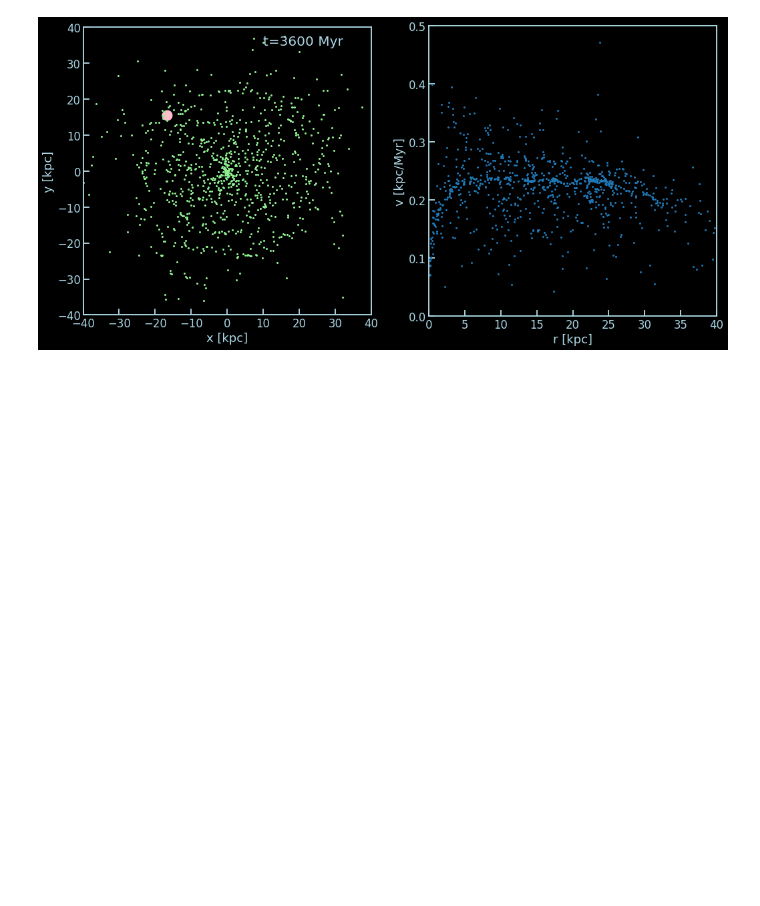
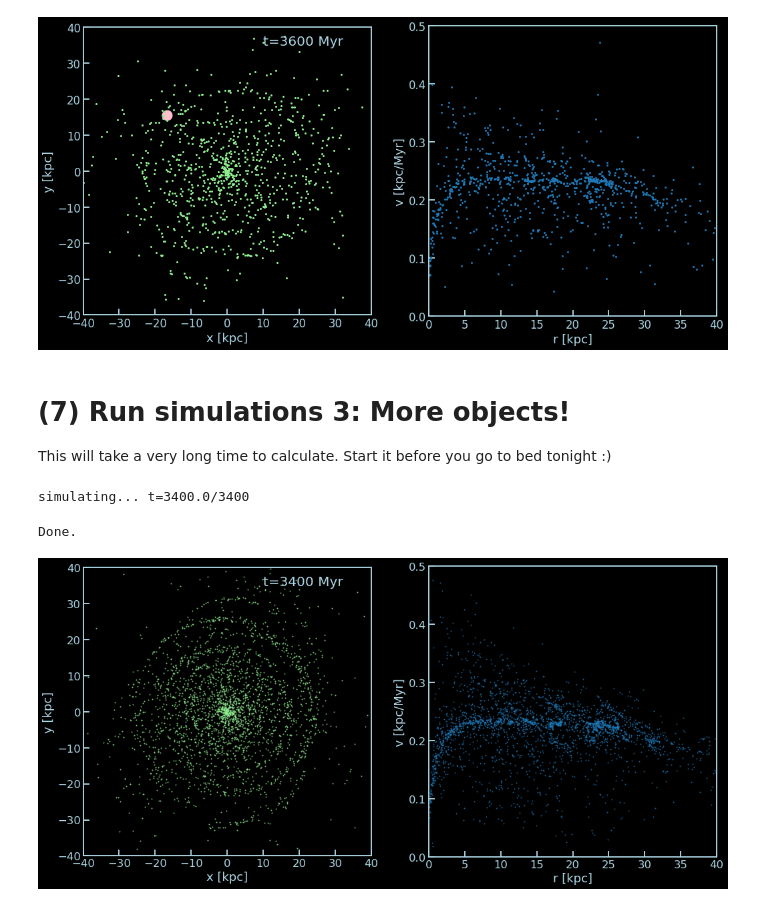
Before and after one commit to SterlingYM/gal_Nbody, a Jupyter notebook: Simulation.ipynb, the cells around one changed output. Drawn from its saved outputs; the diff is of its cells as text; code cells hidden in the pictures; blank space fills up the shorter version.

```diff
--- a/Simulation.ipynb
+++ b/Simulation.ipynb
@@ -77,8 +77,8 @@ def get_M_arr(r_list,src='full'):
 
 def calc_v(r_list,src='full'):
     v_list = []
-    v_list.append(np.sqrt(G*get_M_arr(r_list,src)*Msun_to_kg/(r*kpc_to_meter)))
-    return np.array(v_list) #m/s
+    v_list.append(np.sqrt(G*get_M_arr(r_list,src)*Msun_to_kg/(r_list*kpc_to_meter)))
+    return np.array(v_list)[0] #m/s
 
 def get_v_init(r,theta):
     '''
@@ -360,7 +360,7 @@ np.save('data/data1',[data,t_list])
 from matplotlib.animation import FuncAnimation
 
 # animation export takes time! Be patient :)
-def save_animation(data_ani,t_list_ani,filename,fps=60,distinguish_extra_obj=False):
+def save_animation(data_ani,t_list_ani,filename,fps=60,distinguish_extra_obj=False,alpha=1.0):
     '''
     Creates an animation and exports to .mp4 files.
     inputs:
@@ -378,9 +378,9 @@ def save_animation(data_ani,t_list_ani,filename,fps=60,distinguish_extra_obj=Fal
     x2,y2 = [],[]
     x3,y3 = [],[]
 
-    sc1, = ax1.plot(x1, y1, marker='o', ls='', ms=15, zorder=1, color='pink')
-    sc2, = ax1.plot(x2, y2, marker='o', ls='', ms=2, zorder=1, color='lightgreen')
-    sc3, = ax2.plot(x3, y3, marker='o', ls='', ms=2)
+    sc1, = ax1.plot(x1, y1, marker='o', ls='', ms=15, zorder=1, markeredgecolor='none',color='pink')
+    sc2, = ax1.plot(x2, y2, marker='o', ls='', ms=2, zorder=1, markeredgecolor='none',color='lightgreen',alpha=alpha)
+    sc3, = ax2.plot(x3, y3, marker='o', ls='', ms=2, markeredgecolor='none',alpha=alpha)
     text = ax1.text(10,35,'',fontdict={'color':'lightblue','size':20})
 
     def init():
@@ -459,3 +459,31 @@ save_animation(data2,t_list2,'ani/animation02.mp4',distinguish_extra_obj=True)
 # %% [output]
 Done.
 [figure]
+# %% [markdown]
+# (7) Run simulations 3: More objects!
+
+This will take a very long time to calculate. Start it before you go to bed tonight :)
+# %%
+# Initial positions and masses of objects
+N_objects = 3000
+r_min = 0.1 #[kpc]
+r_max = 30  #[kpc]
+M_min = 0.1 #[Msun]
+M_max = 100 #[Msun]
+
+x_init,y_init,vx_init,vy_init,M_list = initialize(N_objects,r_min,r_max,M_min,M_max)
+
+x_init3 = np.concatenate([[-10],x_init])
+y_init3 = np.concatenate([[-50],y_init])
+vx_init3 = np.concatenate([[0],vx_init])
+vy_init3 = np.concatenate([[0.17],vy_init])
+M_list3 = np.concatenate([[1e10],M_list])
+# %%
+val_init3 = [x_init3,y_init3,vx_init3,vy_init3]
+dt = 0.5
+tmax = 3400
+save_interval = 1
+
+data3,t_list3 = run_simulation(val_init3,M_list3,dt,tmax,save_interval)
+# %% [output]
+simulating... t=3400.0/3400
@@ -461,0 +492,5 @@ Done.
+# %%
+save_animation(data3,t_list3,'ani/animation04.mp4',distinguish_extra_obj=True,alpha=0.8)
+# %% [output]
+Done.
+[figure, added]
```
Also changed, not shown: parts of 3 cells of this notebook, 4 other files.
